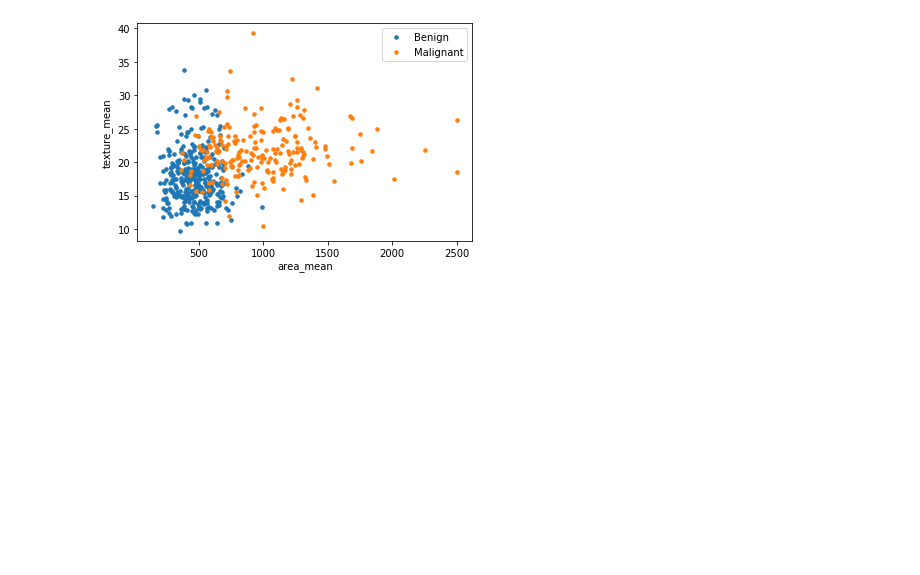
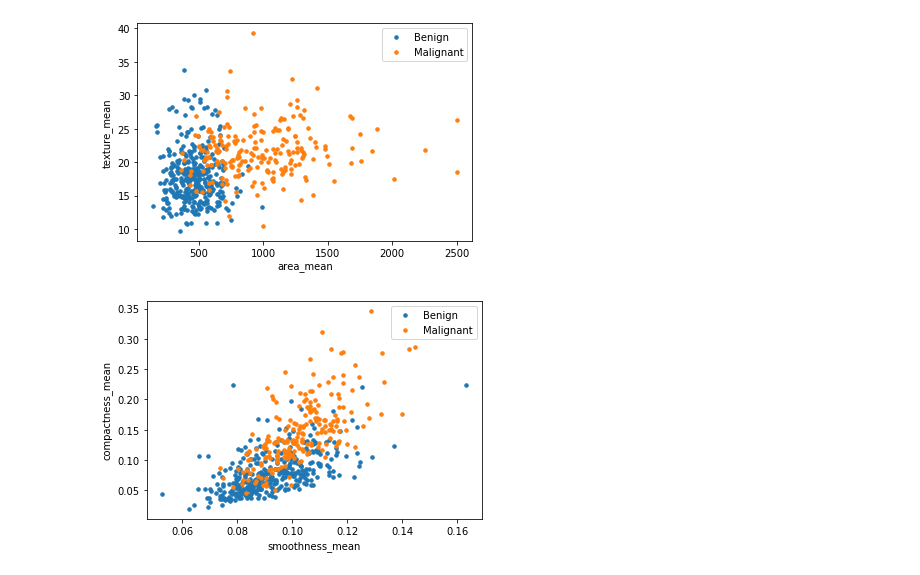
Before and after one commit to rishavhack/Machine-Learning-Using-Python, a Jupyter notebook: Part 9 K-Nearest Neighbors (K-NN)/Breast Cancer Prediction using KNN.ipynb, the cells around one changed output. Saved outputs shown, nothing was run; the diff lists cells and outputs as text; code cells hidden in the pictures; blank space fills up the shorter version.

```diff
--- a/Part 9 K-Nearest Neighbors (K-NN)/Breast Cancer Prediction using KNN.ipynb
+++ b/Part 9 K-Nearest Neighbors (K-NN)/Breast Cancer Prediction using KNN.ipynb
@@ -146,3 +146,15 @@ plt.xlabel("area_mean")
 plt.show()
 # %% [output]
 [figure]
+# %%
+groups = bc.groupby('diagnosis')
+fig, ax = plt.subplots()
+for name, group in groups:
+    ax.plot(group.smoothness_mean, group.compactness_mean, marker='o', ms=3.5, linestyle='',
+            label = 'Malignant' if name == 1 else 'Benign')
+ax.legend()
+plt.ylabel("compactness_mean")
+plt.xlabel("smoothness_mean")
+plt.show()
+# %% [output]
+[figure, added]
```
Also changed, not shown: parts of 6 cells of this notebook.
